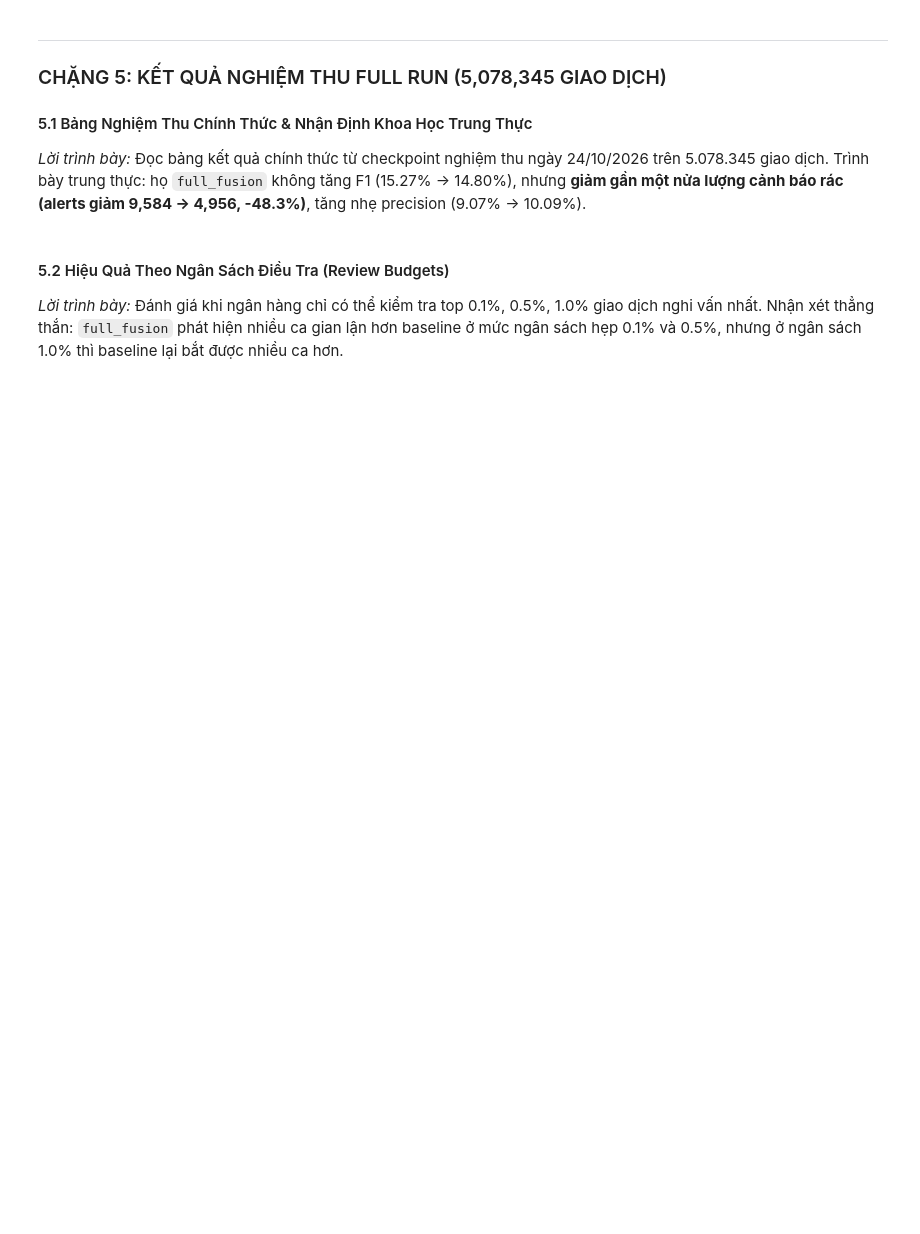
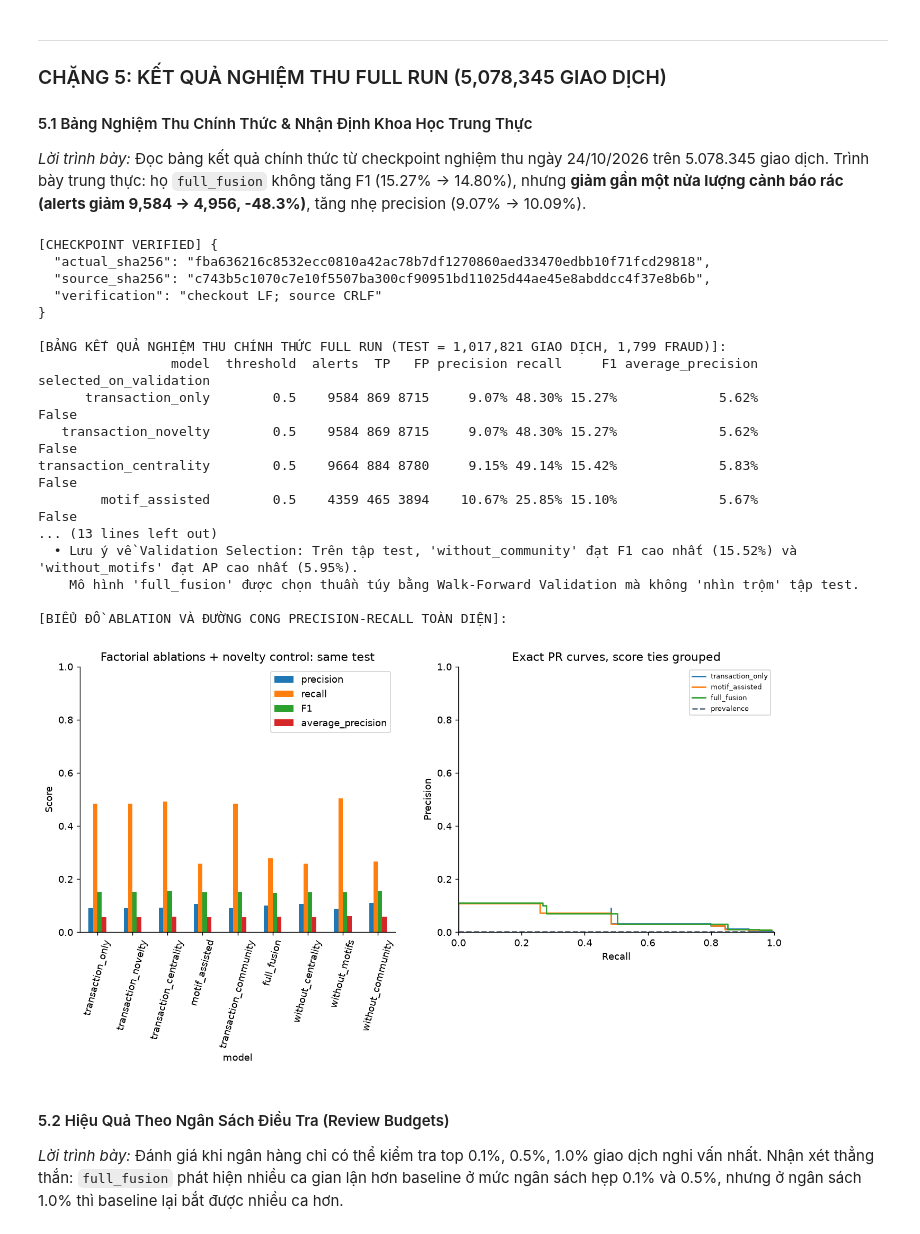
Before and after one commit to harvey105/graphguard-amls-detection, a Jupyter notebook: notebooks/IBM_presentation_demo.ipynb, the cells around one changed output. Drawn from its saved outputs; the diff is of its cells as text; code cells hidden in the pictures; blank space fills up the shorter version.

```diff
--- a/notebooks/IBM_presentation_demo.ipynb
+++ b/notebooks/IBM_presentation_demo.ipynb
@@ -266,17 +537,19 @@ from src.motif.config import DATASETS, FullSystemConfig
 from src.motif.features import normalize_edges, build_motif_features
 
 spec = DATASETS["ibm_aml"]
-config = FullSystemConfig()
+config = FullSystemConfig(partitions=16)
 
 # Chuẩn hóa cạnh và gán event_id duy nhất
 normalized_edges = normalize_edges(graph.edges, spec).repartition(config.partitions)
-indexed_tx = normalized_edges.withColumn("event_id", F.monotonically_increasing_id()).cache()
+indexed_tx = normalized_edges.withColumn("event_id", F.monotonically_increasing_id())
 tx_total = indexed_tx.count()
 print(f"[INDEXING] Đã đánh chỉ mục {tx_total:,} giao dịch IBM AML.")
 
 # Lưu giao dịch vào scratch Parquet
 tx_path = temp_scratch / "transactions.parquet"
 indexed_tx.write.mode("overwrite").parquet(str(tx_path))
+indexed_tx = spark.read.parquet(str(tx_path))
+assert indexed_tx.select("event_id").distinct().count() == tx_total == e_count
 
 # Trích xuất 19 đặc trưng motif strict-past
 with timed("Trích xuất đặc trưng Motif strict-past đa tiền tệ"):
@@ -298,6 +586,7 @@ from src.motif.pipeline import historical_system_snapshot, join_system_snapshot
 
 # 1. Xác định 5 mốc cutoff thời gian thực tế trên sample IBM
 cutoffs = tuple(int(c) for c in indexed_tx.approxQuantile("step", list(config.snapshot_fractions), 0.001))
+assert len(set(cutoffs)) == 5 and list(cutoffs) == sorted(cutoffs), "Cần 5 cutoff phân biệt"
 print(f"[SNAPSHOT BOUNDARIES] Các mốc cắt thời gian (giây Unix): {cutoffs}")
 
 # 2. Context object gọi historical_system_snapshot
@@ -331,7 +620,7 @@ with timed("Xây dựng 5 Snapshot lịch sử và ghép khối đặc trưng"):
         snapshot = None
         if cutoff is not None:
             work_dir = temp_scratch / f"work_snapshot_{index}"
-            snapshot = historical_system_snapshot(demo_run, cutoff, work_dir)
+            snapshot = stage(historical_system_snapshot(demo_run, cutoff, work_dir), f"snapshot_{index}")
 
         joined_block = join_system_snapshot(block, snapshot).withColumn("time_block", F.lit(index))
         blk_path = temp_scratch / f"feature_block_{index}.parquet"
@@ -339,7 +628,7 @@ with timed("Xây dựng 5 Snapshot lịch sử và ghép khối đặc trưng"):
         block_paths.append(str(blk_path))
 
 # 4. Gộp toàn bộ feature table T/C/M/L hoàn chỉnh
-features_df = spark.read.parquet(*block_paths).cache()
+features_df = spark.read.parquet(*block_paths)
 leakage_check = features_df.where(F.col("snapshot_as_of") >= F.col("step")).count()
 print(f"[FEATURE TABLE ASSEMBLED]")
 print(f"  • Tổng số dòng: {features_df.count():,}")
@@ -347,3 +636,6 @@ print(f"  • Số cột đặc trưng: {len(features_df.columns)}")
 print(f"  • Kiểm tra rò rỉ tương lai (snapshot_as_of >= step): {leakage_check} dòng")
 assert leakage_check == 0, "Phát hiện rò rỉ thông tin tương lai trong snapshot!"
 print("  => [PASS] Đảm bảo tính nhân quả thời gian tuyệt đối.")
+
+assert features_df.count() == tx_total
+assert features_df.select("event_id").distinct().count() == tx_total
@@ -566,10 +931,9 @@ with open(manifest_path, "r", encoding="utf-8") as f:
 official_metrics_rel = "ibm_aml/tables/test_metrics.csv"
 official_metrics_path = repo_root / "results" / "presentation_checkpoint" / official_metrics_rel
 
-expected_sha = manifest.get(official_metrics_rel, {}).get("sha256")
-actual_sha = hashlib.sha256(official_metrics_path.read_bytes()).hexdigest()
-assert expected_sha == actual_sha, f"SHA-256 checkpoint {official_metrics_rel} không khớp manifest!"
-print(f"[INTEGRITY VERIFIED] Checkpoint test_metrics.csv SHA-256: {actual_sha[:16]}... [MATCH]")
+verification = verify_checkpoint(official_metrics_rel)
+actual_sha = verification["actual_sha256"]
+print("[CHECKPOINT VERIFIED]", json.dumps(verification, indent=2))
 
 # 2. Đọc bảng kết quả full run
 full_metrics = pd.read_csv(official_metrics_path)
@@ -590,34 +954,55 @@ assert abs(tx_base.average_precision - 0.05620295) < 1e-4, "Sai lệch baseline
 assert int(tx_base.TP) == 869, "Sai lệch baseline TP"
 assert int(tx_base.alerts) == 9584, "Sai lệch baseline alerts"
 
 assert abs(winner.F1 - 0.14803849) < 1e-4, "Sai lệch winner F1"
 assert abs(winner.average_precision - 0.05866885) < 1e-4, "Sai lệch winner AP"
 assert int(winner.TP) == 500, "Sai lệch winner TP"
 assert int(winner.alerts) == 4956, "Sai lệch winner alerts"
 assert winner.threshold == 0.5, "Sai lệch ngưỡng winner"
 
 # 4. Tính toán delta tự động
 delta_f1 = (winner.F1 - tx_base.F1) * 100
 delta_ap = (winner.average_precision - tx_base.average_precision) * 100
 delta_alerts = int(winner.alerts) - int(tx_base.alerts)
 pct_alert_reduction = (abs(delta_alerts) / int(tx_base.alerts)) * 100
 delta_recall = (winner.recall - tx_base.recall) * 100
+delta_fp = int(winner.FP) - int(tx_base.FP)
 delta_prec = (winner.precision - tx_base.precision) * 100
 
 print(f"""
 \n[ĐỐI SÁNH HIỆU NĂNG TÍNH TOÁN ĐỘNG TỪ CSV]:
   • Baseline (transaction_only):   F1 = {tx_base.F1*100:.2f}%, AP = {tx_base.average_precision*100:.2f}%, Alerts = {int(tx_base.alerts):,}, Precision = {tx_base.precision*100:.2f}%, Recall = {tx_base.recall*100:.2f}%
   • Winner (full_fusion):          F1 = {winner.F1*100:.2f}%, AP = {winner.average_precision*100:.2f}%, Alerts = {int(winner.alerts):,}, Precision = {winner.precision*100:.2f}%, Recall = {winner.recall*100:.2f}%
   • GIẢM TẢI ĐIỀU TRA:             Alerts giảm {abs(delta_alerts):,} cảnh báo (-{pct_alert_reduction:.1f}%), giảm áp lực cho đội ngũ compliance.
-  • ĐÁNH ĐỔI THỰC TẾ:              F1 giảm nhẹ {delta_f1:.2f}%, Recall giảm {delta_recall:.2f}%, Precision tăng nhẹ +{delta_prec:.2f}%.
+  • ĐÁNH ĐỔI THỰC TẾ:              F1 thay đổi {delta_f1:+.2f} điểm %, Recall {delta_recall:+.2f} điểm %, Precision {delta_prec:+.2f} điểm %.
+  • False positives:              {int(tx_base.FP):,} -> {int(winner.FP):,} ({delta_fp:+,}).
   • Lưu ý về Validation Selection: Trên tập test, 'without_community' đạt F1 cao nhất (15.52%) và 'without_motifs' đạt AP cao nhất (5.95%).
     Mô hình 'full_fusion' được chọn thuần túy bằng Walk-Forward Validation mà không 'nhìn trộm' tập test.""")
 
 # Hiển thị đường cong Precision-Recall của 9 họ từ full run
 pr_curve_img = checkpoint_dir / "figures" / "ablation_and_pr.png"
 if pr_curve_img.exists():
     print("\n[BIỂU ĐỒ ABLATION VÀ ĐƯỜNG CONG PRECISION-RECALL TOÀN DIỆN]:")
     display(Image(filename=str(pr_curve_img), width=750))
+# %% [output]
+[CHECKPOINT VERIFIED] {
+  "actual_sha256": "fba636216c8532ecc0810a42ac78b7df1270860aed33470edbb10f71fcd29818",
+  "source_sha256": "c743b5c1070c7e10f5507ba300cf90951bd11025d44ae45e8abddcc4f37e8b6b",
+  "verification": "checkout LF; source CRLF"
+}
+
+[BẢNG KẾT QUẢ NGHIỆM THU CHÍNH THỨC FULL RUN (TEST = 1,017,821 GIAO DỊCH, 1,799 FRAUD)]:
+                 model  threshold  alerts  TP   FP precision recall     F1 average_precision  selected_on_validation
+      transaction_only        0.5    9584 869 8715     9.07% 48.30% 15.27%             5.62%                   False
+   transaction_novelty        0.5    9584 869 8715     9.07% 48.30% 15.27%             5.62%                   False
+transaction_centrality        0.5    9664 884 8780     9.15% 49.14% 15.42%             5.83%                   False
+        motif_assisted        0.5    4359 465 3894    10.67% 25.85% 15.10%             5.67%                   False
+... (13 lines left out)
+  • Lưu ý về Validation Selection: Trên tập test, 'without_community' đạt F1 cao nhất (15.52%) và 'without_motifs' đạt AP cao nhất (5.95%).
+    Mô hình 'full_fusion' được chọn thuần túy bằng Walk-Forward Validation mà không 'nhìn trộm' tập test.
+
+[BIỂU ĐỒ ABLATION VÀ ĐƯỜNG CONG PRECISION-RECALL TOÀN DIỆN]:
+[figure, added]
 # %% [markdown]
 #### 5.2 Hiệu Quả Theo Ngân Sách Điều Tra (Review Budgets)
 *Lời trình bày:* Đánh giá khi ngân hàng chỉ có thể kiểm tra top 0.1%, 0.5%, 1.0% giao dịch nghi vấn nhất. Nhận xét thẳng thắn: `full_fusion` phát hiện nhiều ca gian lận hơn baseline ở mức ngân sách hẹp 0.1% và 0.5%, nhưng ở ngân sách 1.0% thì baseline lại bắt được nhiều ca hơn.
```
Also changed, not shown: parts of 28 cells of this notebook, 1 other file.
